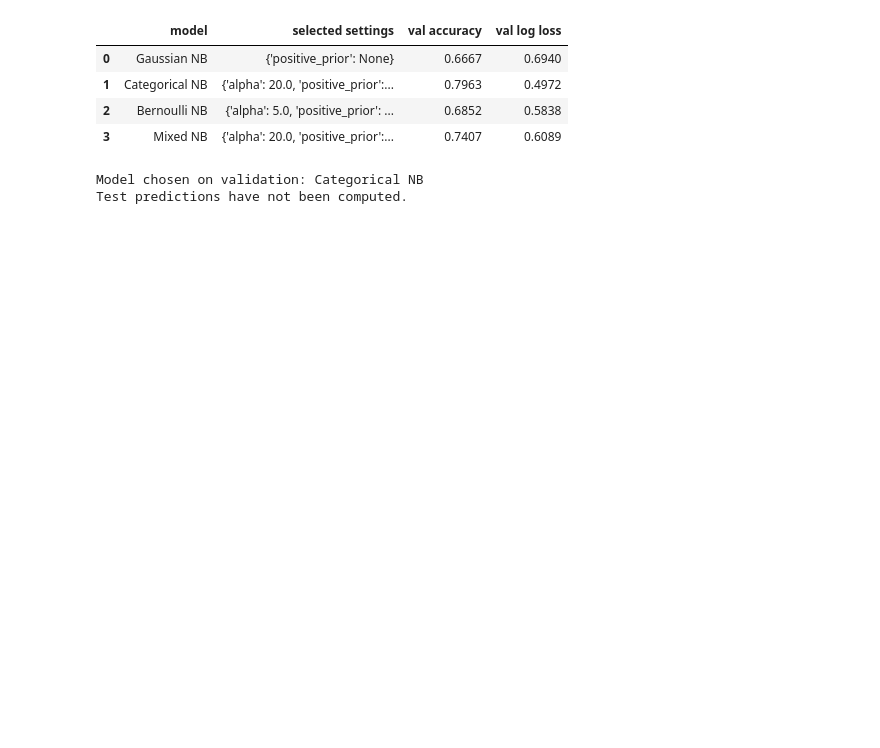
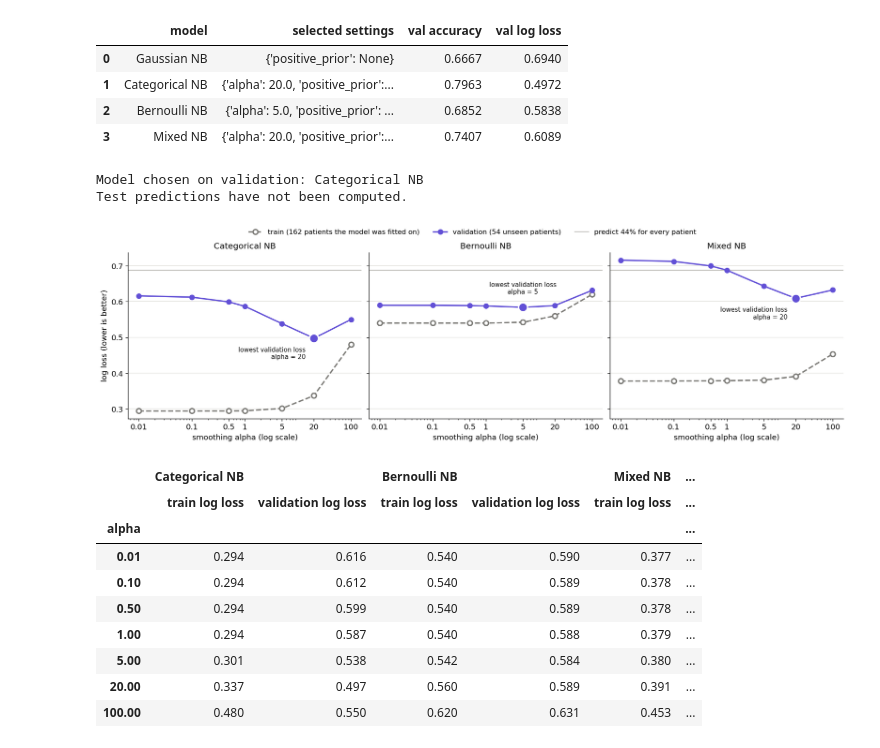
Before and after one commit to YuxiaoLee/EECE5644_Recitation, a Jupyter notebook: Recitation5.ipynb, the cells around one changed output. Cells and saved outputs as stored; diff of their text form; code cells hidden in the pictures; blank space fills up the shorter version.

```diff
--- a/Recitation5.ipynb
+++ b/Recitation5.ipynb
@@ -643,3 +996,51 @@ print('Test predictions have not been computed.')
 | 3 | Mixed NB | {'alpha': 20.0, 'positive_prior':... | 0.7407 | 0.6089 |
 Model chosen on validation: Categorical NB
 Test predictions have not been computed.
+# %%
+# Train and validation log loss along alpha (empirical prior) for the three models that have alpha.
+TRAIN_COLOR, VAL_COLOR = '#7a7975', '#6250d6'
+train_prior = np.bincount(y[train_idx]) / len(train_idx)
+baseline = log_loss(y[val_idx], np.tile(train_prior, (len(val_idx), 1)))  # Predict 44% for everyone.
+
+fig, axes = plt.subplots(1, 3, figsize=(15, 4.4), sharey=True, layout='constrained')
+curves = {}
+for ax, name in zip(axes, ['Categorical NB', 'Bernoulli NB', 'Mixed NB']):
+    X, grid, make_model = experiments[name]
+    train_loss, val_loss = [], []
+    for alpha in ALPHAS:
+        model = make_model({'alpha': alpha, 'positive_prior': None}).fit(X[train_idx], y[train_idx])
+        train_loss.append(log_loss(y[train_idx], model.predict_proba(X[train_idx])))  # Rows the model has seen.
+        val_loss.append(log_loss(y[val_idx], model.predict_proba(X[val_idx])))        # Rows it has not seen.
+    curves[name] = pd.DataFrame({'train log loss': train_loss, 'validation log loss': val_loss},
+                                index=pd.Index(ALPHAS, name='alpha'))
+    ax.plot(ALPHAS, train_loss, color=TRAIN_COLOR, lw=2, ls='--', marker='o', ms=7, mfc='white', mew=2,
+            label='train (162 patients the model was fitted on)')
+    ax.plot(ALPHAS, val_loss, color=VAL_COLOR, lw=2, marker='o', ms=7, label='validation (54 unseen patients)')
+    ax.axhline(baseline, color='#b5b4ae', lw=1, zorder=0, label='predict 44% for every patient')
+    best = int(np.argmin(val_loss))
+    ax.scatter(ALPHAS[best], val_loss[best], s=170, color=VAL_COLOR, edgecolor='white', linewidth=2, zorder=3)
+    room_below = val_loss[best] - train_loss[best] > 0.1  # Note below-left if the train curve is far below.
+    ax.annotate(f'lowest validation loss\nalpha = {ALPHAS[best]:g}', (ALPHAS[best], val_loss[best]),
+                xytext=(-12, -12) if room_below else (0, 18), textcoords='offset points',
+                ha='right' if room_below else 'center', va='top' if room_below else 'bottom',
+                fontsize=9, color='#0b0b0b')
+    ax.set(xscale='log', xticks=ALPHAS, xticklabels=[f'{a:g}' for a in ALPHAS],
+           xlabel='smoothing alpha (log scale)', title=name)
+    ax.grid(axis='y', color='#e4e3df', lw=1)
+axes[0].set_ylabel('log loss (lower is better)')
+handles, labels = axes[0].get_legend_handles_labels()
+fig.legend(handles, labels, loc='outside upper center', ncol=3, frameon=False, fontsize=10)
+plt.show()
+display(pd.concat(curves, axis=1).round(3))
+# %% [output]
+[figure, added]
+|  | Categorical NB |  | Bernoulli NB |  | Mixed NB | ... |
+|  | train log loss | validation log loss | train log loss | validation log loss | train log loss | ... |
+| alpha |  |  |  |  |  | ... |
+| 0.01 | 0.294 | 0.616 | 0.540 | 0.590 | 0.377 | ... |
+| 0.10 | 0.294 | 0.612 | 0.540 | 0.589 | 0.378 | ... |
+| 0.50 | 0.294 | 0.599 | 0.540 | 0.589 | 0.378 | ... |
+| 1.00 | 0.294 | 0.587 | 0.540 | 0.588 | 0.379 | ... |
+| 5.00 | 0.301 | 0.538 | 0.542 | 0.584 | 0.380 | ... |
+| 20.00 | 0.337 | 0.497 | 0.560 | 0.589 | 0.391 | ... |
+| 100.00 | 0.480 | 0.550 | 0.620 | 0.631 | 0.453 | ... |
```
Also changed, not shown: parts of 26 cells of this notebook.
